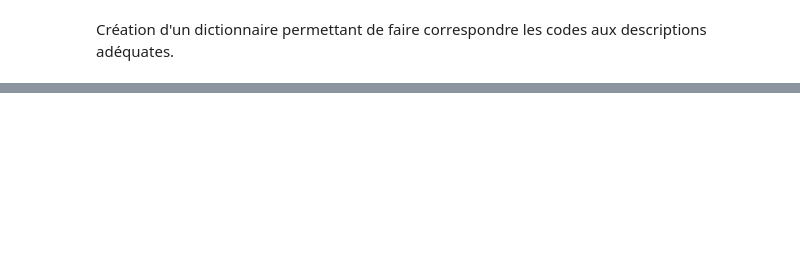
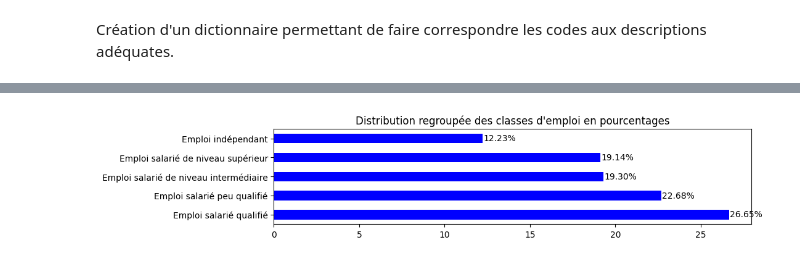
Before and after one commit to Gustiyn/ANALYSE-DES-DONNEES-ACTIVITE-EMPLOI-ET-CHOMAGE---ENQUETE-EMPLOI-EN-CONTINU, a Jupyter notebook: EEC23.ipynb, the cells around one changed output, grey strips where cells are left out. Saved outputs shown, nothing was run; the diff lists cells and outputs as text; code cells hidden in the pictures; blank space fills up the shorter version.

```diff
--- a/EEC23.ipynb
+++ b/EEC23.ipynb
@@ -109,0 +209,35 @@ Création d'un dictionnaire permettant de faire correspondre les codes aux descr
+# %%
+# Extraction du premier caractère de codes des modalités afin de les regrouper en classes
+eec23_acl_emploi['code_mod_category'] = eec23_acl_emploi['code_mod'].apply(lambda x: x[0] if pd.notnull(x) else x)
+
+# Définition d'un dictionnaire de classes
+dictionnaire = {
+    'A': 'Emploi salarié de niveau supérieur',
+    'B': 'Emploi salarié de niveau intermédiaire',
+    'C': 'Emploi salarié qualifié',
+    'D': 'Emploi salarié peu qualifié',
+    'I': 'Emploi indépendant'
+}
+
+# Correspondance
+eec23_acl_emploi['classes'] = eec23_acl_emploi['code_mod_category'].map(dictionnaire)
+
+# Calcul des pourcentages
+total = eec23_acl_emploi['classes'].value_counts().sum()
+pourcentages = eec23_acl_emploi['classes'].value_counts() / total * 100
+
+plt.figure(figsize=(10, 2))
+
+ax = pourcentages.plot(kind='barh', color='b')
+for i in ax.patches:
+    ax.text(i.get_width() + 1, i.get_y() + i.get_height() / 2, f"{i.get_width():.2f}%", ha='center', va='center')
+
+
+plt.xlabel("")
+plt.ylabel("")
+
+
+plt.title("Distribution regroupée des classes d'emploi en pourcentages")
+plt.show()
+# %% [output]
+[figure, added]
```
Also changed, not shown: parts of 35 cells of this notebook.
